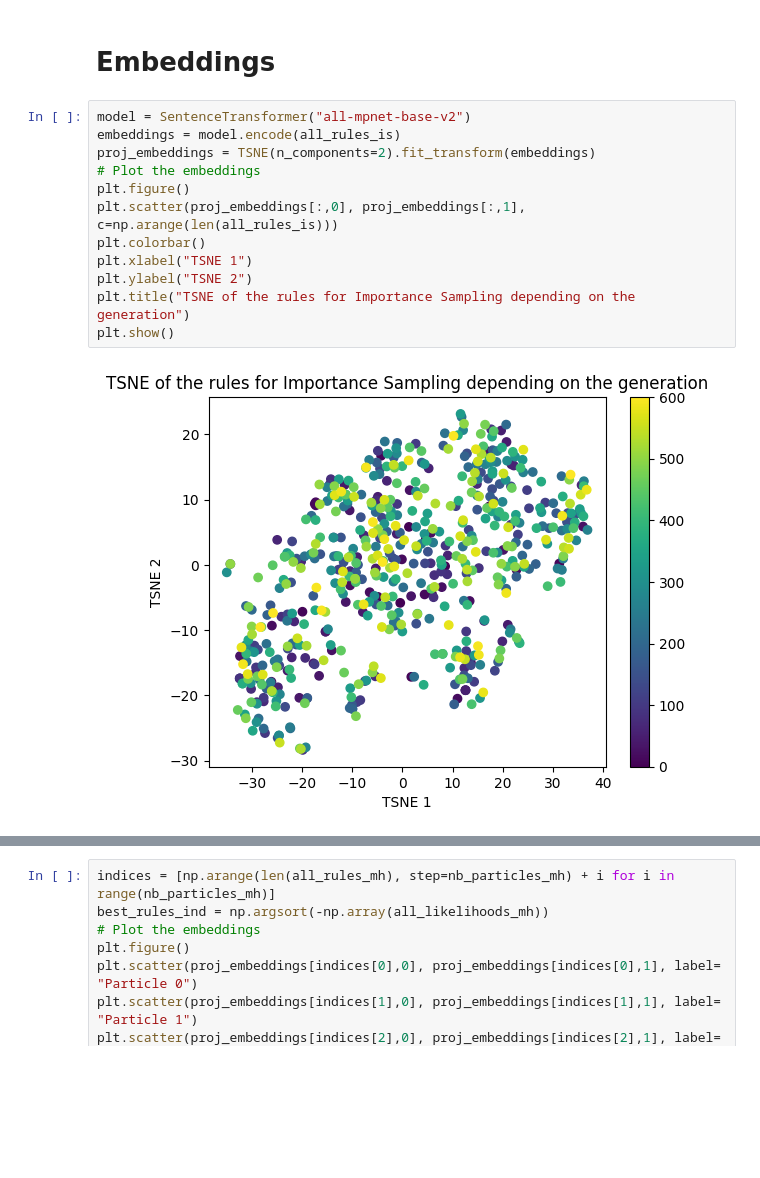
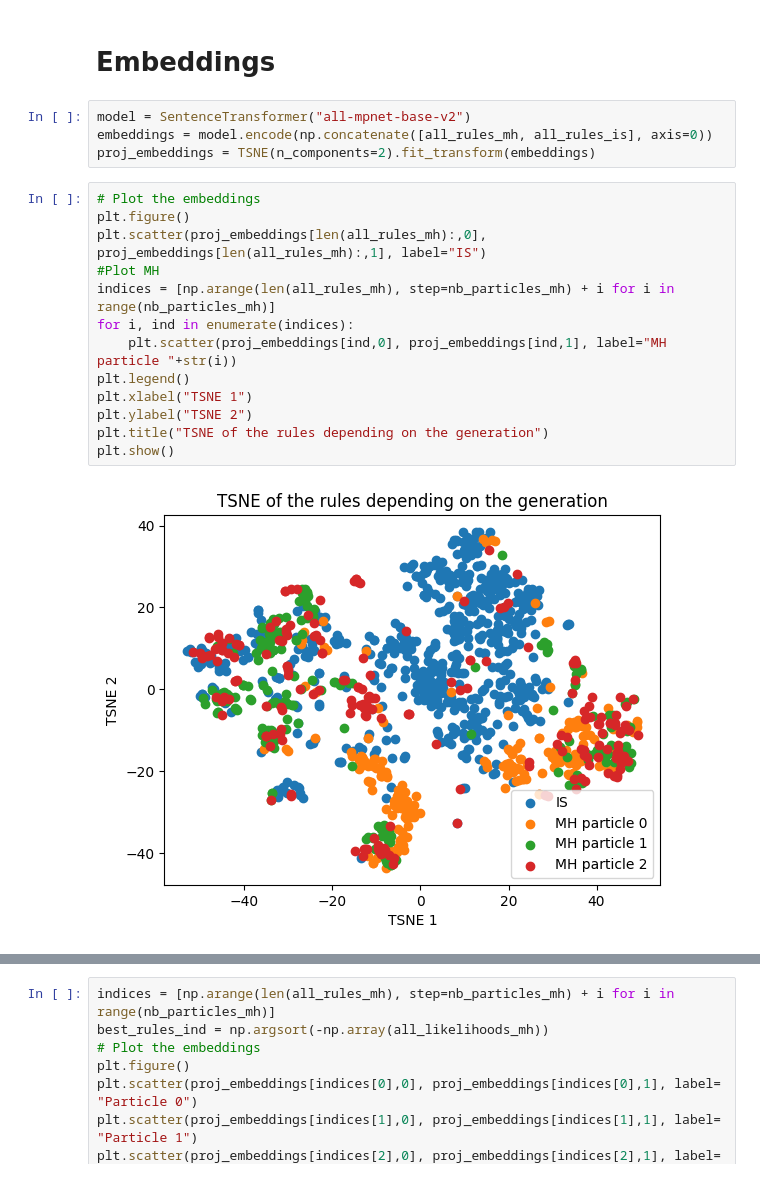
Before and after one commit to flowersteam/WorldLLM, a Jupyter notebook: comparison_MH_IS.ipynb, the cells around one changed output, grey strips where cells are left out. Drawn from its saved outputs; the diff is of its cells as text; blank space fills up the shorter version.

Commit message:
ADd embedding plots for all particules

```diff
--- a/comparison_MH_IS.ipynb
+++ b/comparison_MH_IS.ipynb
@@ -251,17 +251,22 @@ Text(0.5, 1.0, 'Weights depending on the log likelihood difference')
 [figure]
 # %% [markdown]
 # Embeddings
+# %%
+model = SentenceTransformer("all-mpnet-base-v2")
+embeddings = model.encode(np.concatenate([all_rules_mh, all_rules_is], axis=0))
+proj_embeddings = TSNE(n_components=2).fit_transform(embeddings)
 # %%
-model = SentenceTransformer("all-mpnet-base-v2")
-embeddings = model.encode(all_rules_is)
-proj_embeddings = TSNE(n_components=2).fit_transform(embeddings)
 # Plot the embeddings
 plt.figure()
-plt.scatter(proj_embeddings[:,0], proj_embeddings[:,1], c=np.arange(len(all_rules_is)))
-plt.colorbar()
+plt.scatter(proj_embeddings[len(all_rules_mh):,0], proj_embeddings[len(all_rules_mh):,1], label="IS")
+#Plot MH
+indices = [np.arange(len(all_rules_mh), step=nb_particles_mh) + i for i in range(nb_particles_mh)]
+for i, ind in enumerate(indices):
+    plt.scatter(proj_embeddings[ind,0], proj_embeddings[ind,1], label="MH particle "+str(i))
+plt.legend()
 plt.xlabel("TSNE 1")
 plt.ylabel("TSNE 2")
-plt.title("TSNE of the rules for Importance Sampling depending on the generation")
+plt.title("TSNE of the rules depending on the generation")
 plt.show()
 # %% [output]
-[figure, old version]
+[figure, new version]
```
Also changed, not shown: parts of 4 cells of this notebook, 1 other file.
